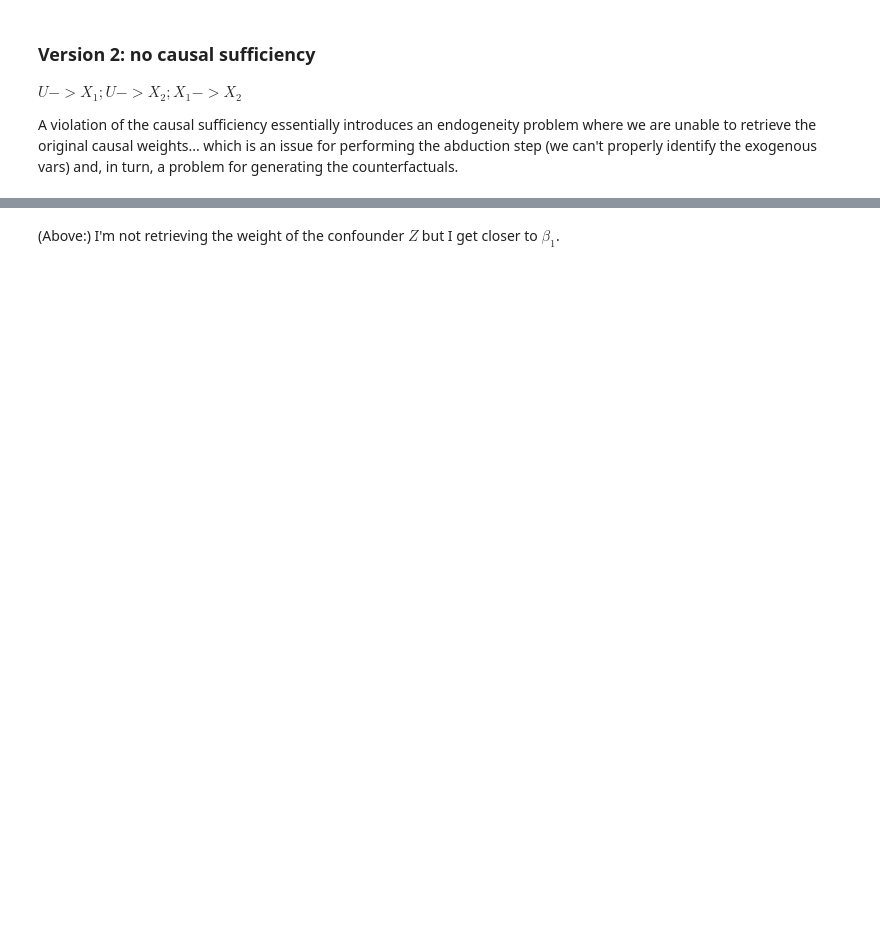
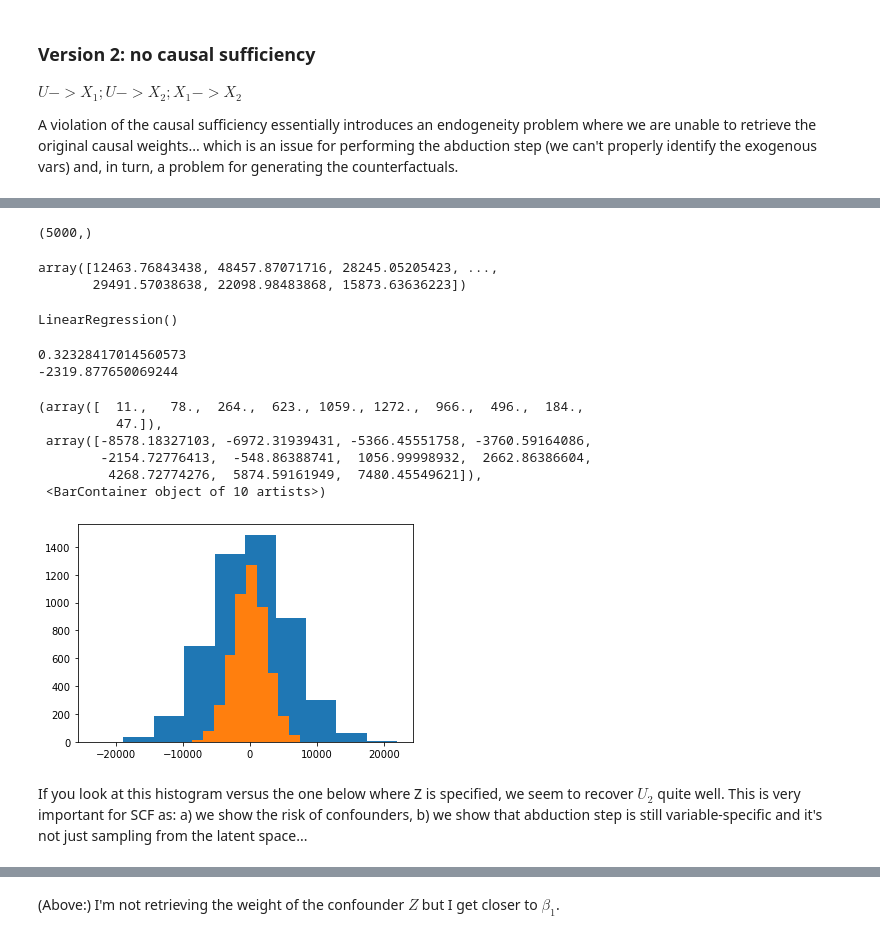
Before and after one commit to cc-jalvarez/counterfactual-situation-testing, a Jupyter notebook: synthetic_scf.ipynb, the cells around one changed output, grey strips where cells are left out. Saved outputs shown, nothing was run; the diff lists cells and outputs as text; code cells hidden in the pictures; blank space fills up the shorter version.

Commit message:
new v2 data; checked identification or u2 error terms

```diff
--- a/synthetic_scf.ipynb
+++ b/synthetic_scf.ipynb
@@ -281,7 +287,7 @@ del u1, u2, x1, x2, y
 # %%
 # overall params
 np.random.seed(2022)
-n = 1000
+n = 5000
 
 # (hyper)parameters
 lambda_1 = 10000
@@ -335,3 +347,39 @@ print(hat_beta0)
+# %%
+y = np.array(data2['AccountBalance'].copy())
+print(y.shape)
+y
+# %% [output]
+(5000,)
+array([12463.76843438, 48457.87071716, 28245.05205423, ...,
+       29491.57038638, 22098.98483868, 15873.63636223])
+# %%
+# fit model
+model.fit(x, y)
+# %% [output]
+LinearRegression()
+# %%
+hat_beta1 = model.coef_[0]
+print(hat_beta1)
+
+hat_beta0 = model.intercept_
+print(hat_beta0)
+# %% [output]
+0.32328417014560573
+-2319.877650069244
+# %%
+# check the abduction step!!!
+plt.hist(round(data2['AccountBalance'] - model.predict(x), 2)) #hat_u2
+plt.hist(data2['u2']) #u2
+# %% [output]
+(array([  11.,   78.,  264.,  623., 1059., 1272.,  966.,  496.,  184.,
+          47.]),
+ array([-8578.18327103, -6972.31939431, -5366.45551758, -3760.59164086,
+        -2154.72776413,  -548.86388741,  1056.99998932,  2662.86386604,
+         4268.72774276,  5874.59161949,  7480.45549621]),
+ <BarContainer object of 10 artists>)
+[figure, added]
+# %% [markdown]
+If you look at this histogram versus the one below where Z is specified, we seem to recover $U_2$ quite well. This is very important for SCF as: a) we show the risk of confounders, b) we show that abduction step is still variable-specific and it's not just sampling from the latent space...
 # %%
 #from sklearn.linear_model import LinearRegression
 model2 = LinearRegression(fit_intercept=True, normalize=False)
```
Also changed, not shown: parts of 21 cells of this notebook, 1 other file.
